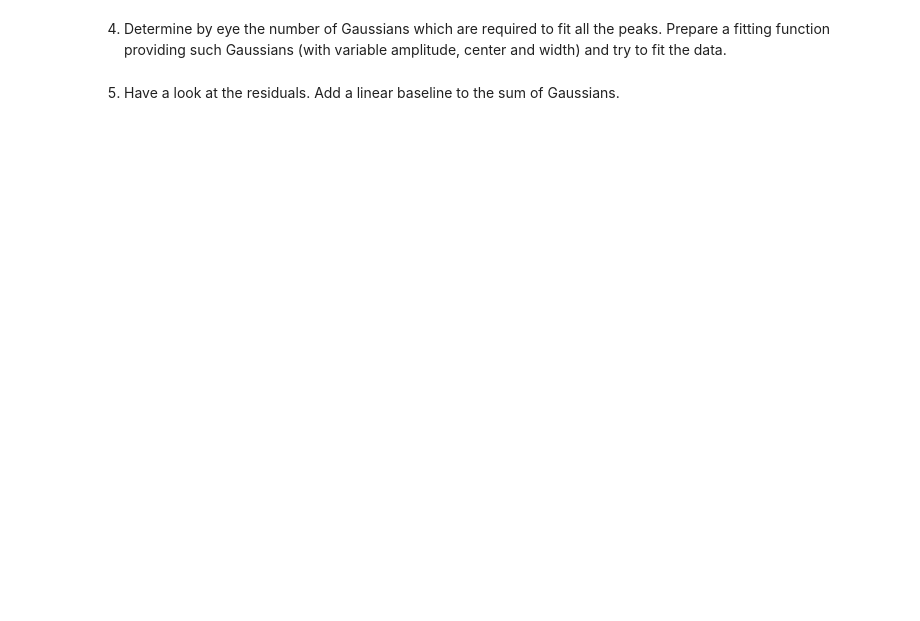
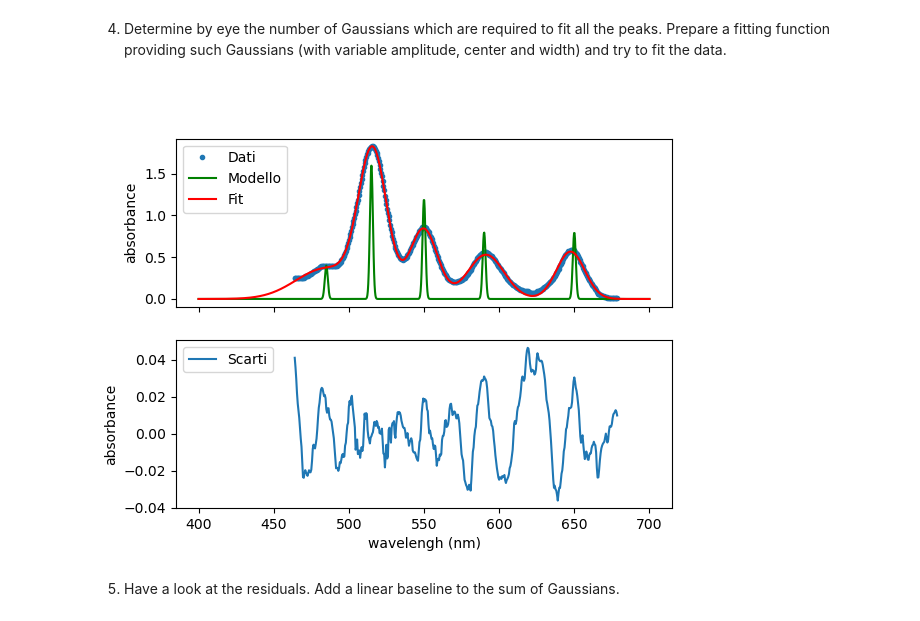
Before and after one commit to lucaiache/GitProject, a Jupyter notebook: Notebook.ipynb, the cells around one changed output. Drawn from its saved outputs; the diff is of its cells as text; code cells hidden in the pictures; blank space fills up the shorter version.

```diff
--- a/Notebook.ipynb
+++ b/Notebook.ipynb
@@ -46,36 +51,30 @@ plt.show()
 # %% [markdown]
 4) Determine by eye the number of Gaussians which are required to fit all the peaks. Prepare a fitting function providing such Gaussians (with variable amplitude, center and width) and try to fit the data.
 # %%
-def model(x, *p0):
-    f = 0
-    p0 = np.reshape(p0,(3,-1))
-    A = p0[0,:]
-    mu = p0[1,:]
-    sig = p0[2,:]
-    for i in range(len(A)):
-        f = f + A[i]/(np.sqrt(2*np.pi)*sig[i])*np.exp(-np.power((x - mu[i])/sig[i],2)/2)
-    return f
+model = mf.Gauss
 
 p0 = [1,4,3,2,2,485,515,550,590,650,1,1,1,1,1] #senza baseline lineare
 
 popt, pcov = curve_fit(model,wavelength,absorbance,p0)
 
 fitted_curve = model(x,*popt)
 fitted_curve_discrete = model(wavelength, *popt)
 scarti = absorbance-fitted_curve_discrete
 
 fig, ax = plt.subplots(nrows=2,sharex='all')
 
 ax[0].plot(wavelength,absorbance,'.',label='Dati')
 ax[0].plot(x, model(x,*p0),'g-',label='Modello')
 ax[0].plot(x, fitted_curve, 'r-',label='Fit')
 ax[0].set_ylabel('absorbance')
 ax[1].set_ylabel('absorbance')
 ax[1].plot(wavelength, scarti,'-',label='Scarti',markersize=3)
 ax[1].set_xlabel('wavelengh (nm)')
 ax[0].legend(loc='upper left')
 ax[1].legend(loc='upper left')
 plt.show()
+# %% [output]
+[figure, added]
 # %% [markdown]
 5) Have a look at the residuals. Add a linear baseline to the sum of Gaussians.
 # %%
```
Also changed, not shown: parts of 4 cells of this notebook.
